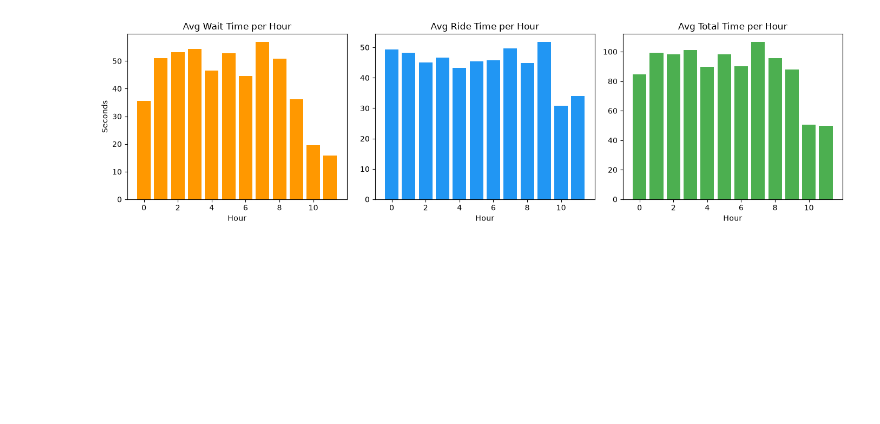
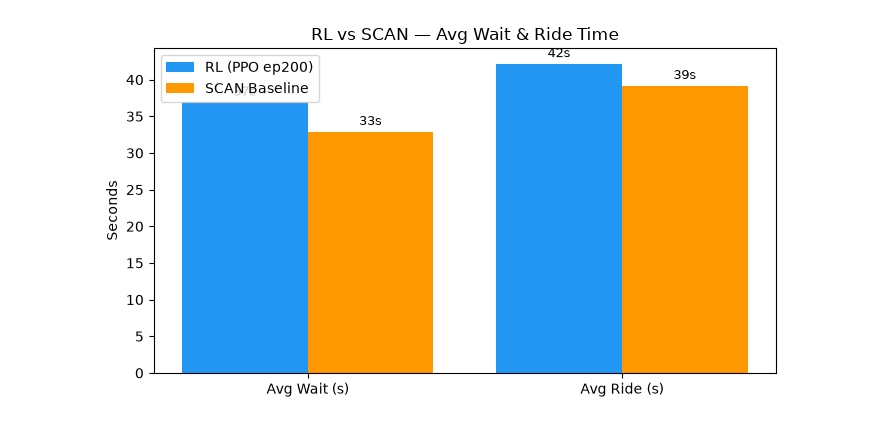
Before and after one commit to AdaptLLC/intelevator, a Jupyter notebook: Elevator_Modell_Simulation/demo.ipynb, the cells around one changed output. Drawn from its saved outputs; the diff is of its cells as text; code cells hidden in the pictures; blank space fills up the shorter version.

```diff
--- a/Elevator_Modell_Simulation/demo.ipynb
+++ b/Elevator_Modell_Simulation/demo.ipynb
@@ -183,31 +297,38 @@ Total reward:   39549
 # %%
-if not drive_df.empty:
-    fig2, axes = plt.subplots(1, 3, figsize=(14, 4))
+import pandas as pd
+import matplotlib.pyplot as plt
 
-    drive_df = drive_df.copy()
-    drive_df['hour'] = (drive_df['time'] // 3600).astype(int)
-    drive_df['total_time'] = drive_df['wait_time'] + drive_df['travel_time']
+def get_metrics(env):
+    df = pd.DataFrame(env.logs)
+    if df.empty:
+        return None
+    return {
+        'wait': df[df['mode'] == 'elevator_waiting']['wait_time'].mean(),
+        'ride': df[df['mode'] == 'elevator_drive']['travel_time'].mean(),
+        'done': len(env.left_guests),
+    }
 
-    hourly = drive_df.groupby('hour').agg(
-        avg_wait=('wait_time', 'mean'),
-        avg_ride=('travel_time', 'mean'),
-        avg_total=('total_time', 'mean'),
-    ).reset_index()
+rl_m   = get_metrics(rl_env)
+scan_m = get_metrics(scan_env)
 
-    axes[0].bar(hourly['hour'], hourly['avg_wait'], color='#FF9800')
-    axes[0].set_title('Avg Wait Time per Hour')
-    axes[0].set_ylabel('Seconds')
+if rl_m and scan_m:
+    labels = ['Avg Wait (s)', 'Avg Ride (s)']
+    rl_vals   = [rl_m['wait'],   rl_m['ride']]
+    scan_vals = [scan_m['wait'], scan_m['ride']]
 
-    axes[1].bar(hourly['hour'], hourly['avg_ride'], color='#2196F3')
-    axes[1].set_title('Avg Ride Time per Hour')
-
-    axes[2].bar(hourly['hour'], hourly['avg_total'], color='#4CAF50')
-    axes[2].set_title('Avg Total Time per Hour')
-
-    for a in axes:
-        a.set_xlabel('Hour')
-
+    x = range(len(labels))
+    fig, ax = plt.subplots(figsize=(7, 4))
+    bars1 = ax.bar([i - 0.2 for i in x], rl_vals,   0.4, label='RL (PPO ep200)', color='#2196F3')
+    bars2 = ax.bar([i + 0.2 for i in x], scan_vals, 0.4, label='SCAN Baseline',  color='#FF9800')
+    ax.set_xticks(list(x))
+    ax.set_xticklabels(labels)
+    ax.set_ylabel('Seconds')
+    ax.set_title('RL vs SCAN — Avg Wait & Ride Time')
+    ax.legend()
+    for bar in bars1 + bars2:
+        ax.text(bar.get_x() + bar.get_width()/2, bar.get_height() + 0.5,
+                f'{bar.get_height():.0f}s', ha='center', va='bottom', fontsize=9)
     plt.tight_layout()
     plt.show()
 # %% [output]
-[figure, old version]
+[figure, new version]
```
Also changed, not shown: parts of 13 cells of this notebook, 6 other files.
